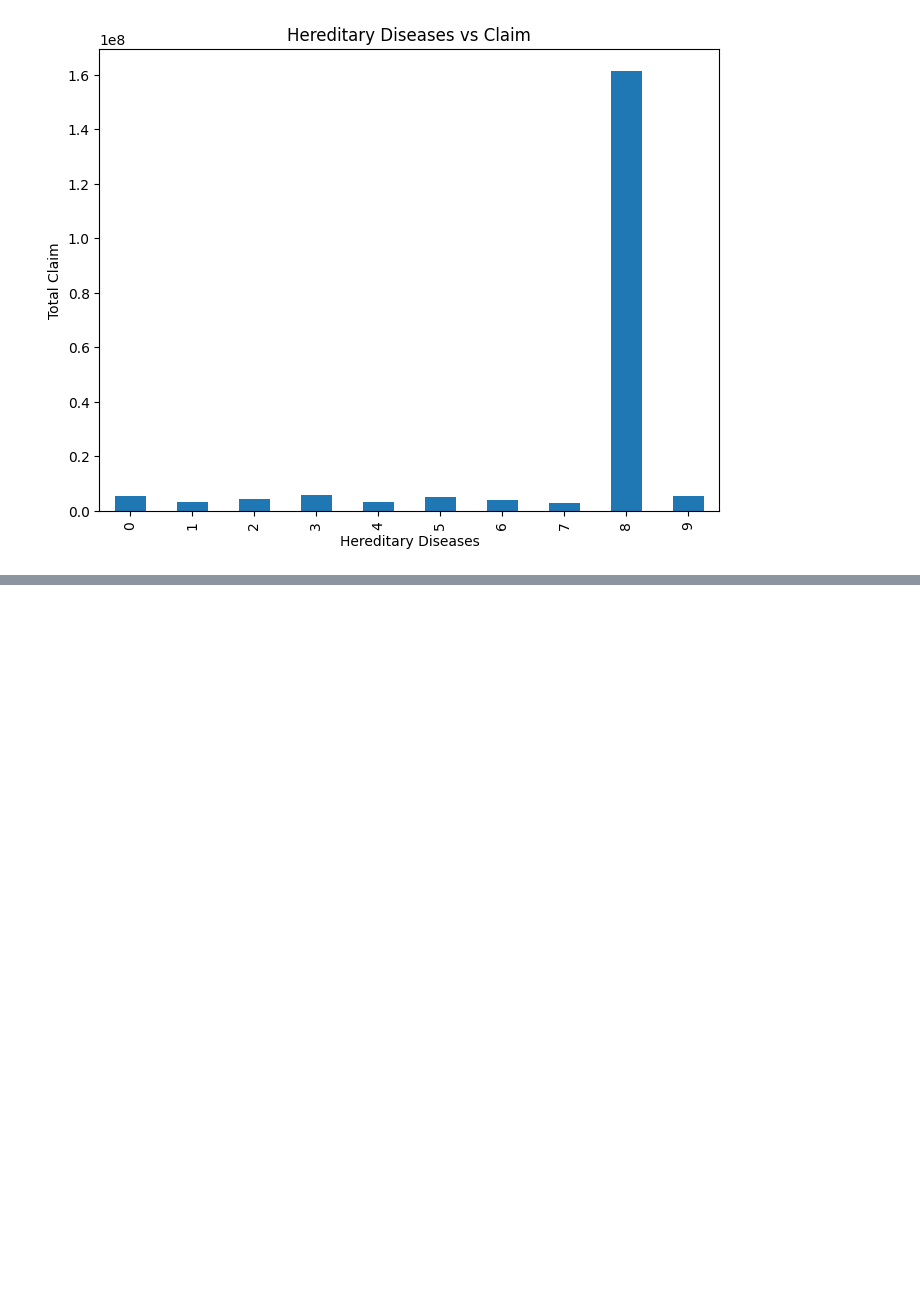
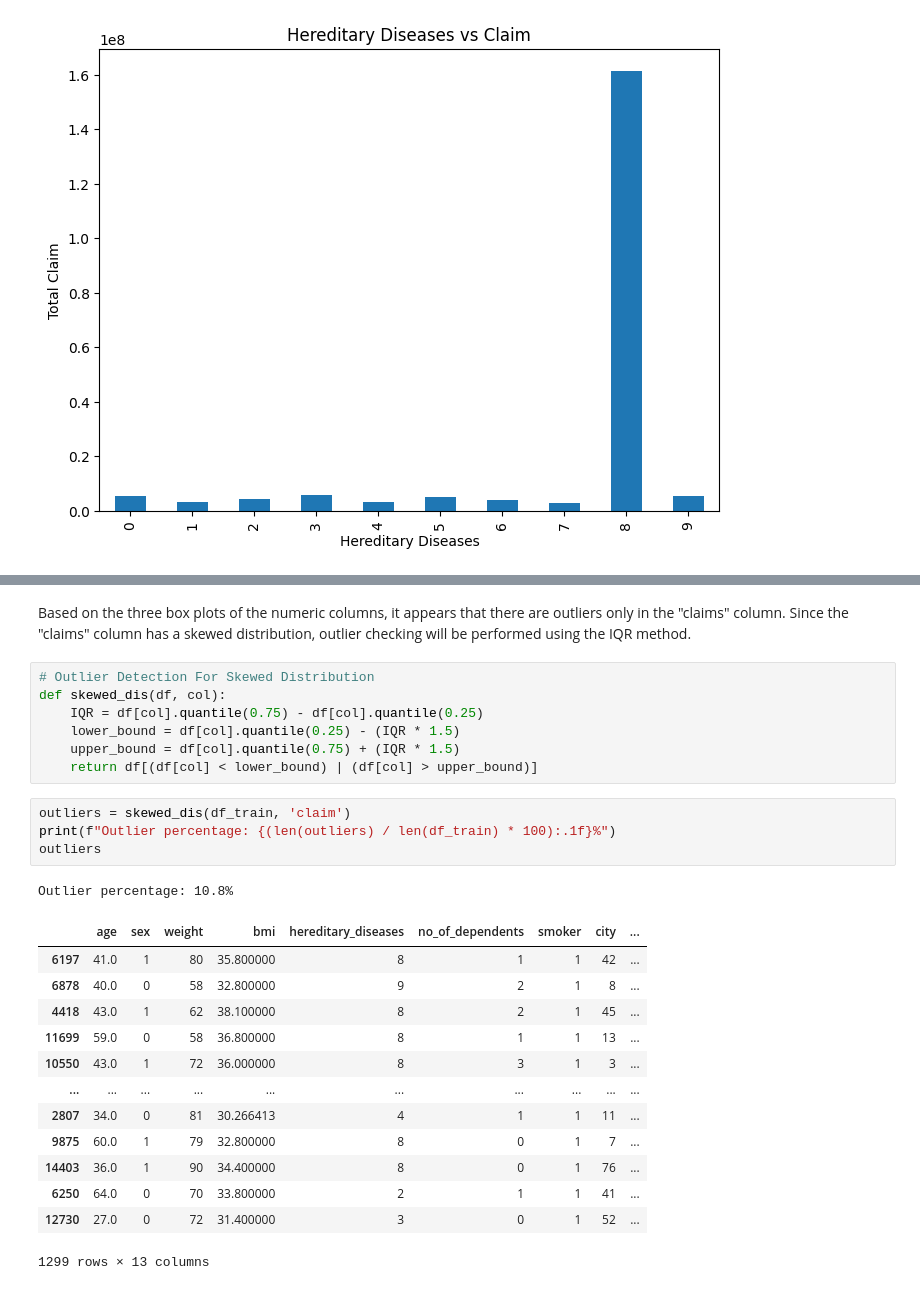
Before and after one commit to arun-ekambaram/Health-Insurance-Claim-Prediction, a Jupyter notebook: experiment.ipynb, the cells around one changed output, grey strips where cells are left out. Saved outputs shown, nothing was run; the diff lists cells and outputs as text; blank space fills up the shorter version.

```diff
--- a/experiment.ipynb
+++ b/experiment.ipynb
@@ -454,0 +576,28 @@ plt.show()
+# %% [markdown]
+Based on the three box plots of the numeric columns, it appears that there are outliers only in the "claims" column. Since the "claims" column has a skewed distribution, outlier checking will be performed using the IQR method.
+# %%
+# Outlier Detection For Skewed Distribution
+def skewed_dis(df, col):
+    IQR = df[col].quantile(0.75) - df[col].quantile(0.25)
+    lower_bound = df[col].quantile(0.25) - (IQR * 1.5)
+    upper_bound = df[col].quantile(0.75) + (IQR * 1.5)
+    return df[(df[col] < lower_bound) | (df[col] > upper_bound)]
+# %%
+outliers = skewed_dis(df_train, 'claim')
+print(f"Outlier percentage: {(len(outliers) / len(df_train) * 100):.1f}%")
+outliers
+# %% [output]
+Outlier percentage: 10.8%
+|  | age | sex | weight | bmi | hereditary_diseases | no_of_dependents | smoker | city | ... |
+| 6197 | 41.0 | 1 | 80 | 35.800000 | 8 | 1 | 1 | 42 | ... |
+| 6878 | 40.0 | 0 | 58 | 32.800000 | 9 | 2 | 1 | 8 | ... |
+| 4418 | 43.0 | 1 | 62 | 38.100000 | 8 | 2 | 1 | 45 | ... |
+| 11699 | 59.0 | 0 | 58 | 36.800000 | 8 | 1 | 1 | 13 | ... |
+| 10550 | 43.0 | 1 | 72 | 36.000000 | 8 | 3 | 1 | 3 | ... |
+| ... | ... | ... | ... | ... | ... | ... | ... | ... | ... |
+| 2807 | 34.0 | 0 | 81 | 30.266413 | 4 | 1 | 1 | 11 | ... |
+| 9875 | 60.0 | 1 | 79 | 32.800000 | 8 | 0 | 1 | 7 | ... |
+| 14403 | 36.0 | 1 | 90 | 34.400000 | 8 | 0 | 1 | 76 | ... |
+| 6250 | 64.0 | 0 | 70 | 33.800000 | 2 | 1 | 1 | 41 | ... |
+| 12730 | 27.0 | 0 | 72 | 31.400000 | 3 | 0 | 1 | 52 | ... |
+1299 rows × 13 columns
```
Also changed, not shown: parts of 17 cells of this notebook.
